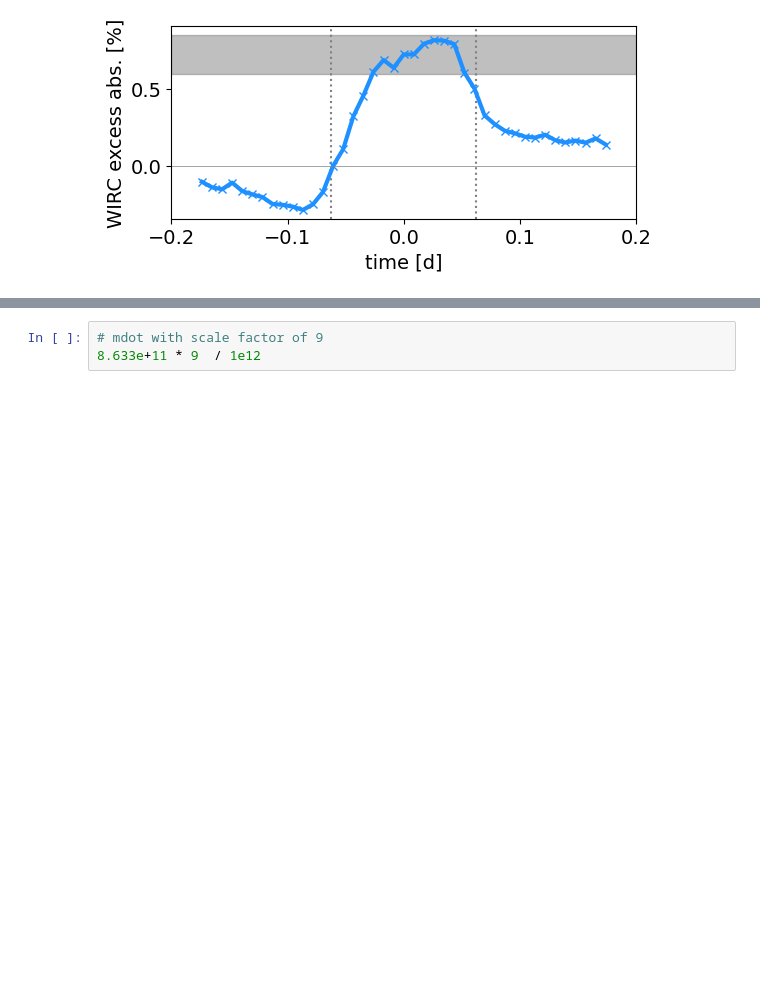
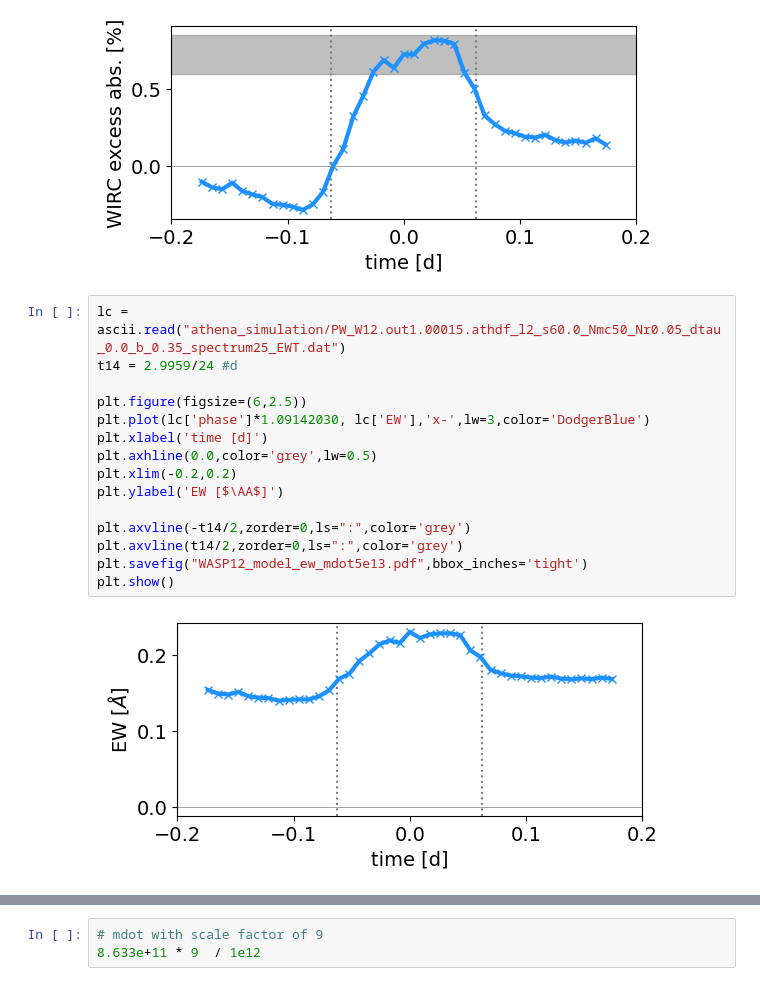
Before and after one commit to morganemacleod/Wasp12_hydro_model, a Jupyter notebook: WASP12b.ipynb, the cells around one changed output, grey strips where cells are left out. Drawn from its saved outputs; the diff is of its cells as text; blank space fills up the shorter version.

Commit message:
added EW table files and example plots

```diff
--- a/WASP12b.ipynb
+++ b/WASP12b.ipynb
@@ -670,3 +679,20 @@ plt.show()
 # %% [output]
 mean out of transit excess [%] =  1.9137371468987616
 [figure]
+# %%
+lc = ascii.read("athena_simulation/PW_W12.out1.00015.athdf_l2_s60.0_Nmc50_Nr0.05_dtau_0.0_b_0.35_spectrum25_EWT.dat")
+t14 = 2.9959/24 #d
+
+plt.figure(figsize=(6,2.5))
+plt.plot(lc['phase']*1.09142030, lc['EW'],'x-',lw=3,color='DodgerBlue')
+plt.xlabel('time [d]')
+plt.axhline(0.0,color='grey',lw=0.5)
+plt.xlim(-0.2,0.2)
+plt.ylabel('EW [$\AA$]')
+
+plt.axvline(-t14/2,zorder=0,ls=":",color='grey')
+plt.axvline(t14/2,zorder=0,ls=":",color='grey')
+plt.savefig("WASP12_model_ew_mdot5e13.pdf",bbox_inches='tight')
+plt.show()
+# %% [output]
+[figure, added]
```
Also changed, not shown: parts of 3 cells of this notebook, 5 other files.
